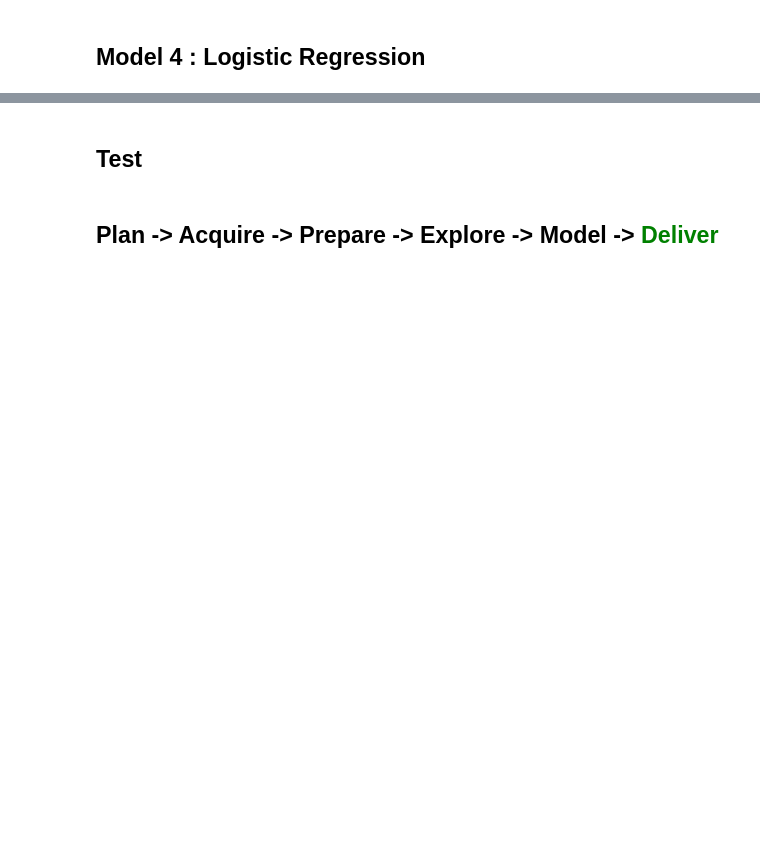
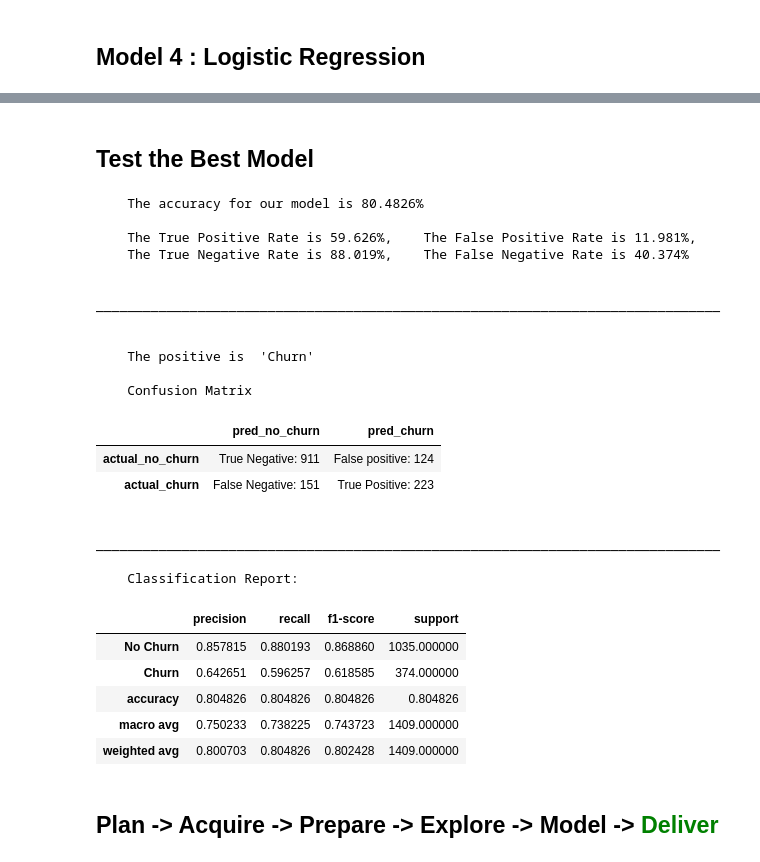
Before and after one commit to cindyvillanuevads/telco_classification_project, a Jupyter notebook: final_notebook_project.ipynb, the cells around one changed output, grey strips where cells are left out. Drawn from its saved outputs; the diff is of its cells as text; code cells hidden in the pictures; blank space fills up the shorter version.

```diff
--- a/final_notebook_project.ipynb
+++ b/final_notebook_project.ipynb
@@ -463,6 +458,6 @@ Possible Outcomes:
 # %%
-#split my data X and y
+#split my data X and y (using my function)
 X_train, y_train = model_func.split_Xy(train, 'churn')
-X_validate, y_validate = model_func.split_Xy(train, 'churn')
-X_test, y_test = model_func.split_Xy(train, 'churn')
+X_validate, y_validate = model_func.split_Xy(validate, 'churn')
+X_test, y_test = model_func.split_Xy(test, 'churn')
 # %% [markdown]
@@ -526,7 +639,31 @@ model_func.compare_metrics(model_lr1,'Train',X_train[columns], y_train,'validate
 # %% [markdown]
-## Test
+## Test the Best Model
 # %%
-mf.model_performs(X_test[columns], y_test, model_lr1)
+model_func.model_performs(X_test[columns], y_test, model_lr1)
+# %% [output]
+    The accuracy for our model is 80.4826%
+
+    The True Positive Rate is 59.626%,    The False Positive Rate is 11.981%,
+    The True Negative Rate is 88.019%,    The False Negative Rate is 40.374%
+
+    ________________________________________________________________________________
+
+
+    The positive is  'Churn'
+
+    Confusion Matrix
+|  | pred_no_churn | pred_churn |
+| actual_no_churn | True Negative: 911 | False positive: 124 |
+| actual_churn | False Negative: 151 | True Positive: 223 |
+    ________________________________________________________________________________
+
+    Classification Report:
+|  | precision | recall | f1-score | support |
+| No Churn | 0.857815 | 0.880193 | 0.868860 | 1035.000000 |
+| Churn | 0.642651 | 0.596257 | 0.618585 | 374.000000 |
+| accuracy | 0.804826 | 0.804826 | 0.804826 | 0.804826 |
+| macro avg | 0.750233 | 0.738225 | 0.743723 | 1409.000000 |
+| weighted avg | 0.800703 | 0.804826 | 0.802428 | 1409.000000 |
 # %% [markdown]
 ## Plan -> Acquire -> Prepare  -> Explore -> Model -> <font color=green>Deliver
 # %%
```
Also changed, not shown: parts of 46 cells of this notebook.
